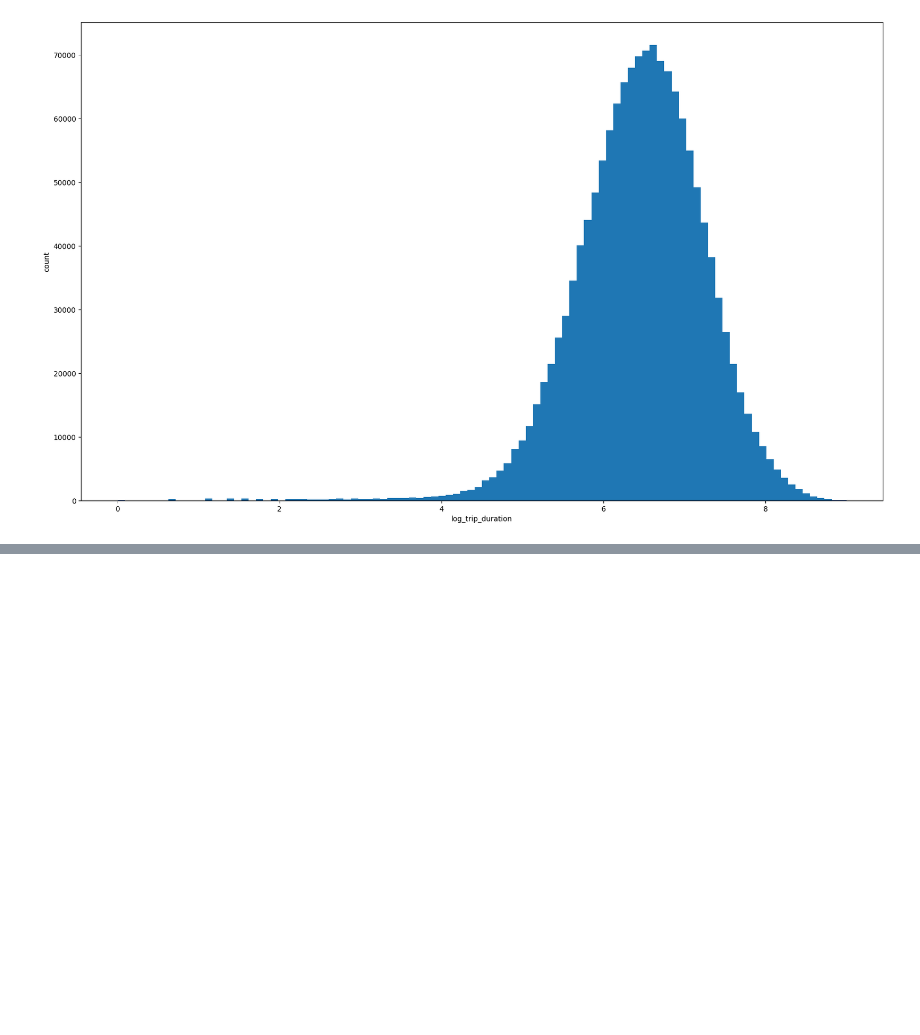
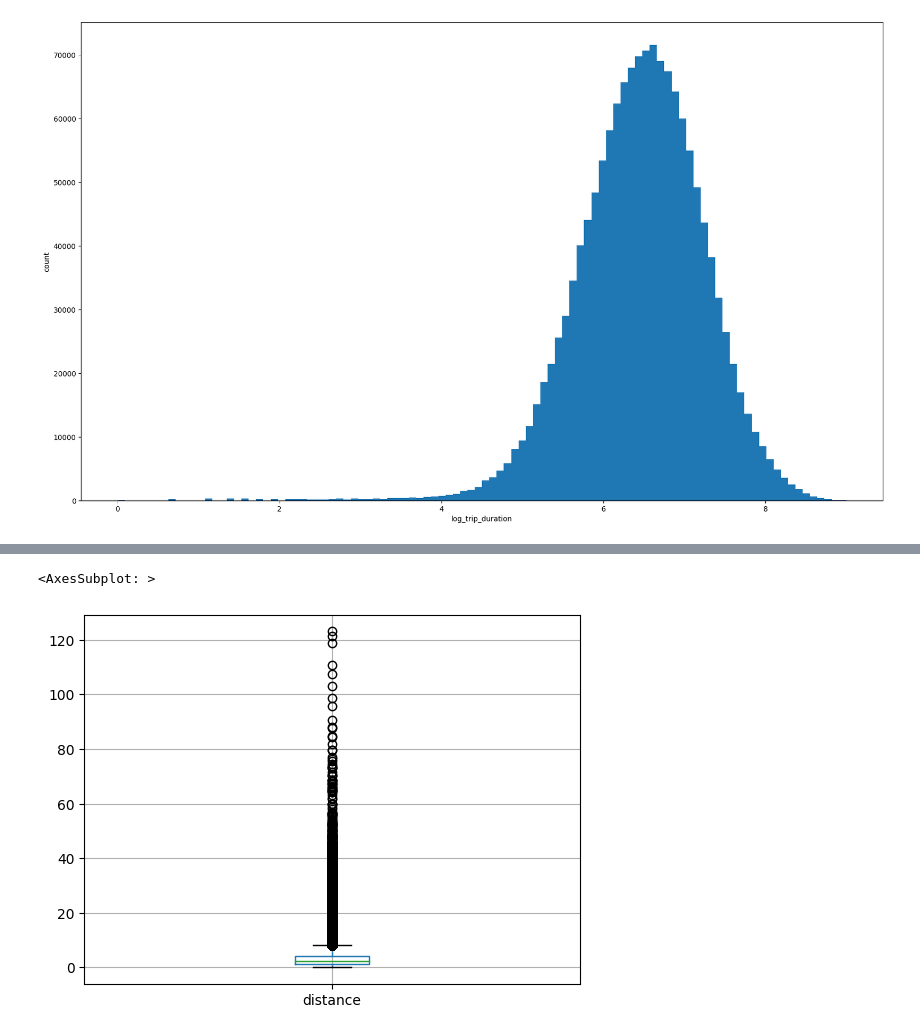
Before and after one commit to eddie030207/python-AI, a Jupyter notebook: New_York_City_Taxi_Trip_Duration/New_York_City_Taxi_Trip_Duration.ipynb, the cells around one changed output, grey strips where cells are left out. Cells and saved outputs as stored; diff of their text form; code cells hidden in the pictures; blank space fills up the shorter version.

```diff
--- a/New_York_City_Taxi_Trip_Duration/New_York_City_Taxi_Trip_Duration.ipynb
+++ b/New_York_City_Taxi_Trip_Duration/New_York_City_Taxi_Trip_Duration.ipynb
@@ -206,0 +324,7 @@ plt.show()
+# %%
+train = train[train['distance'] < 200]
+# %%
+train.boxplot(column='distance')
+# %% [output]
+<AxesSubplot: >
+[figure, added]
```
Also changed, not shown: parts of 22 cells of this notebook, 1 other file.
